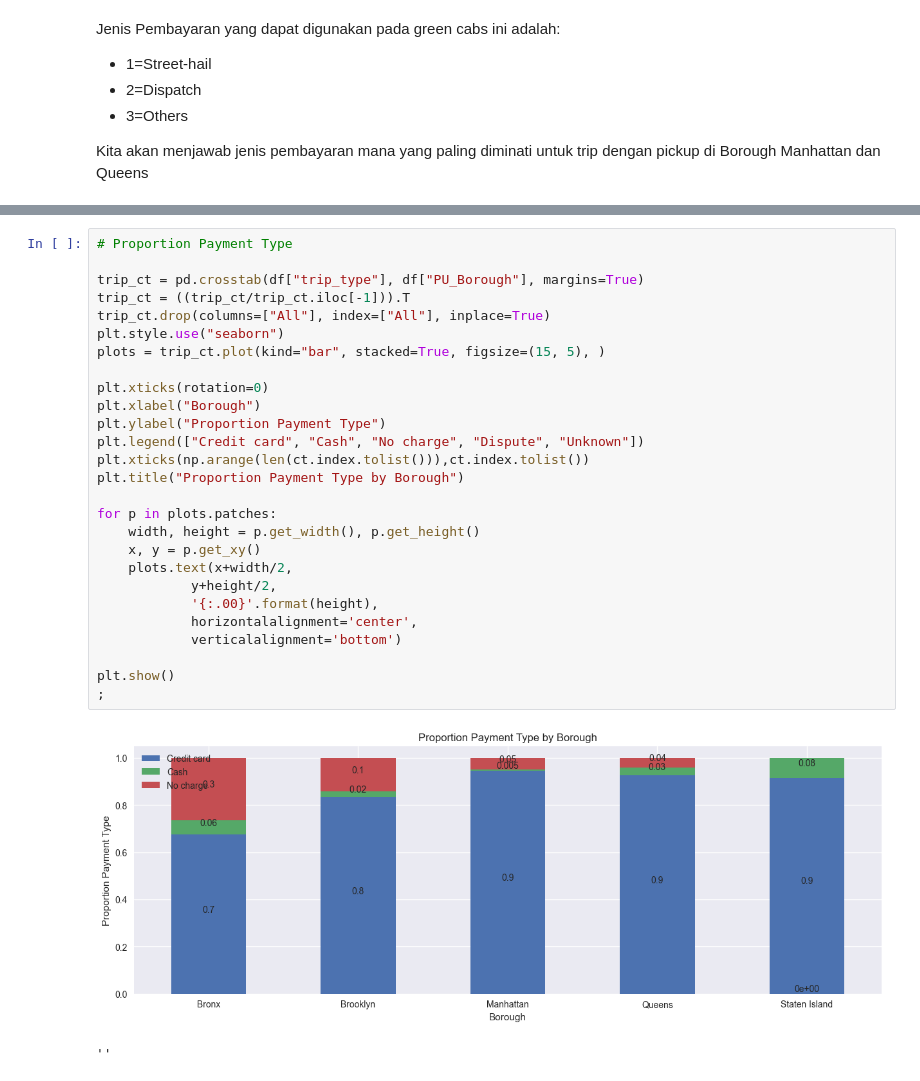
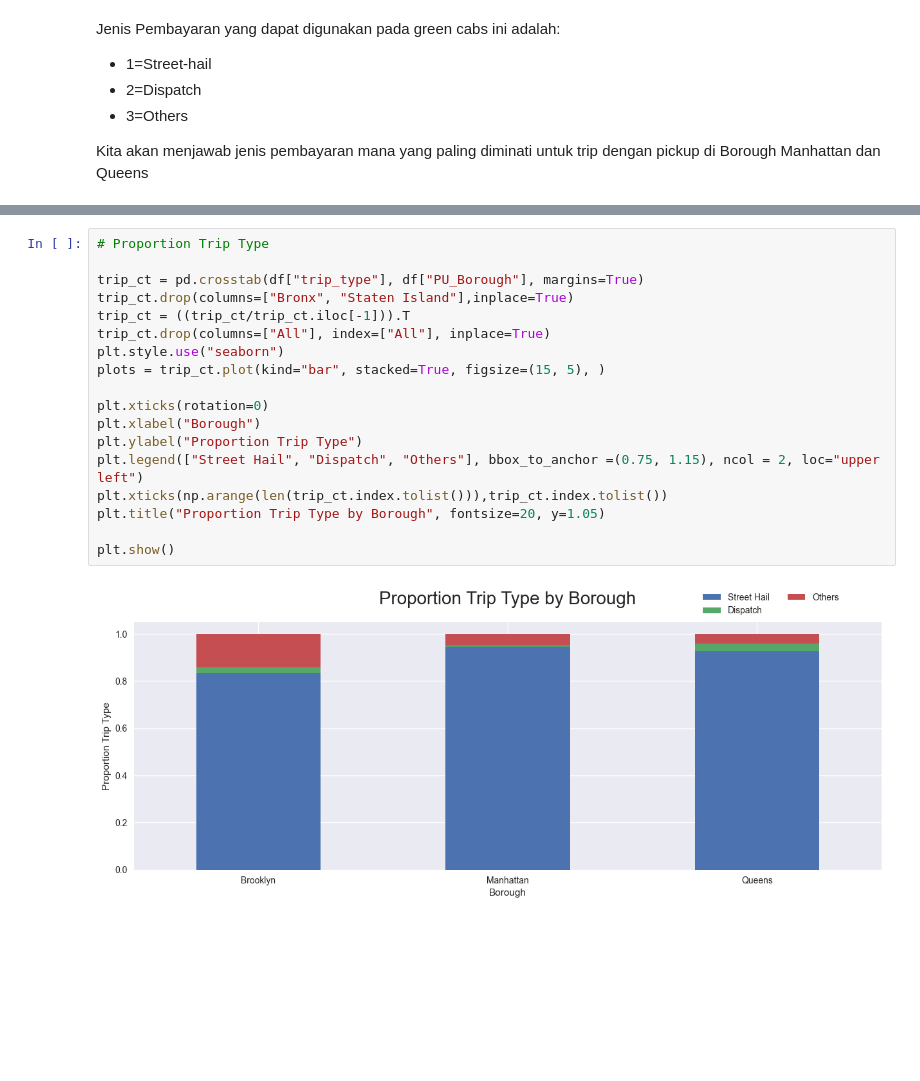
Before and after one commit to fathurizkym/ecommerce_churn_analysis, a Jupyter notebook: notebooks/Data_Analysis.ipynb, the cells around one changed output, grey strips where cells are left out. Drawn from its saved outputs; the diff is of its cells as text; blank space fills up the shorter version.

```diff
--- a/notebooks/Data_Analysis.ipynb
+++ b/notebooks/Data_Analysis.ipynb
@@ -413,30 +384,20 @@ trip_ct
 # %%
-# Proportion Payment Type
+# Proportion Trip Type
 
 trip_ct = pd.crosstab(df["trip_type"], df["PU_Borough"], margins=True)
+trip_ct.drop(columns=["Bronx", "Staten Island"],inplace=True)
 trip_ct = ((trip_ct/trip_ct.iloc[-1])).T
 trip_ct.drop(columns=["All"], index=["All"], inplace=True)
 plt.style.use("seaborn")
 plots = trip_ct.plot(kind="bar", stacked=True, figsize=(15, 5), )
 
 plt.xticks(rotation=0)
 plt.xlabel("Borough")
-plt.ylabel("Proportion Payment Type")
-plt.legend(["Credit card", "Cash", "No charge", "Dispute", "Unknown"])
-plt.xticks(np.arange(len(ct.index.tolist())),ct.index.tolist())
-plt.title("Proportion Payment Type by Borough")
-
-for p in plots.patches:
-    width, height = p.get_width(), p.get_height()
-    x, y = p.get_xy()
-    plots.text(x+width/2,
-            y+height/2,
-            '{:.00}'.format(height),
-            horizontalalignment='center',
-            verticalalignment='bottom')
+plt.ylabel("Proportion Trip Type")
+plt.legend(["Street Hail", "Dispatch", "Others"], bbox_to_anchor =(0.75, 1.15), ncol = 2, loc="upper left")
+plt.xticks(np.arange(len(trip_ct.index.tolist())),trip_ct.index.tolist())
+plt.title("Proportion Trip Type by Borough", fontsize=20, y=1.05)
 
 plt.show()
-;
 # %% [output]
-[figure, old version]
+[figure, new version]
-''
```
Also changed, not shown: parts of 20 cells of this notebook.
